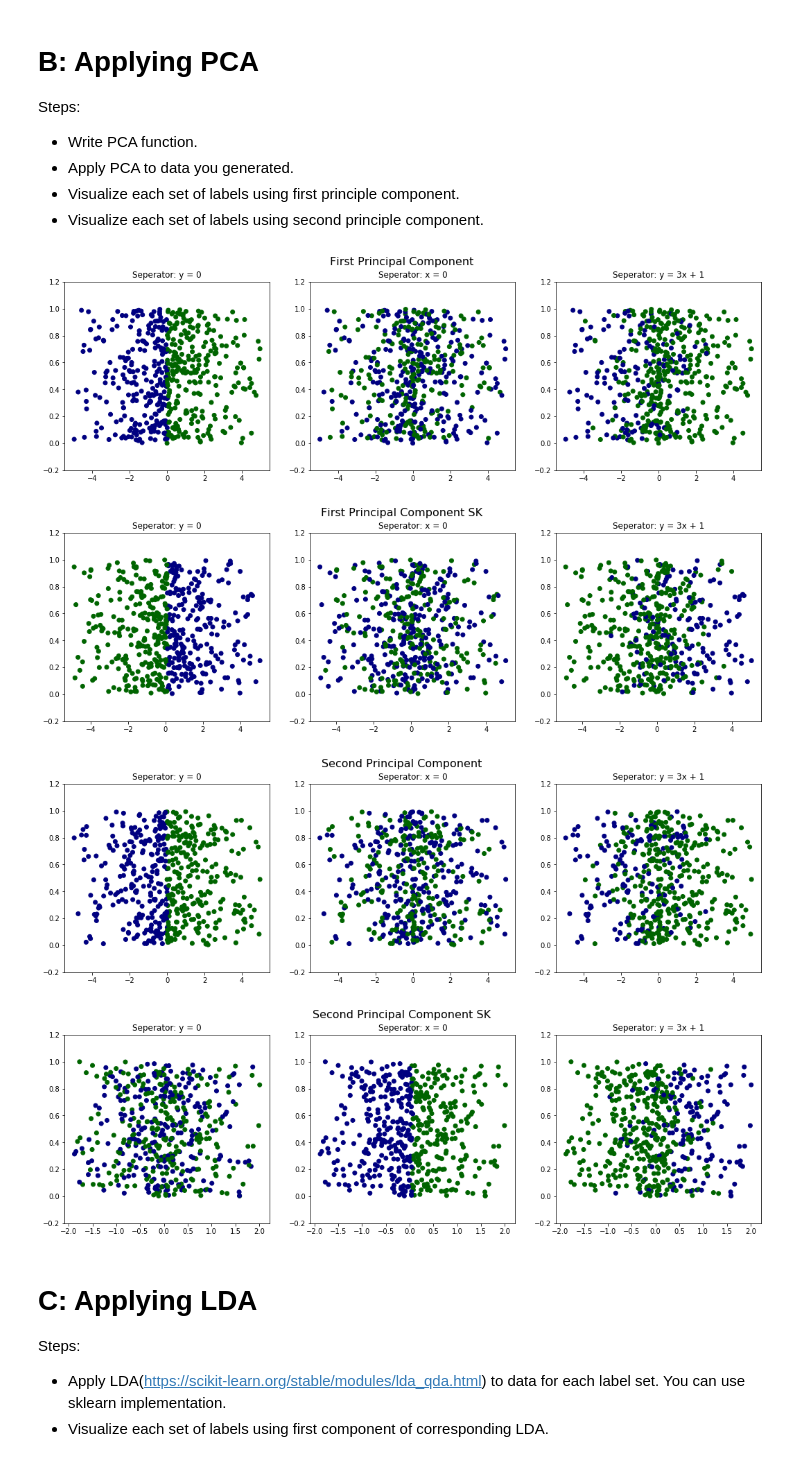
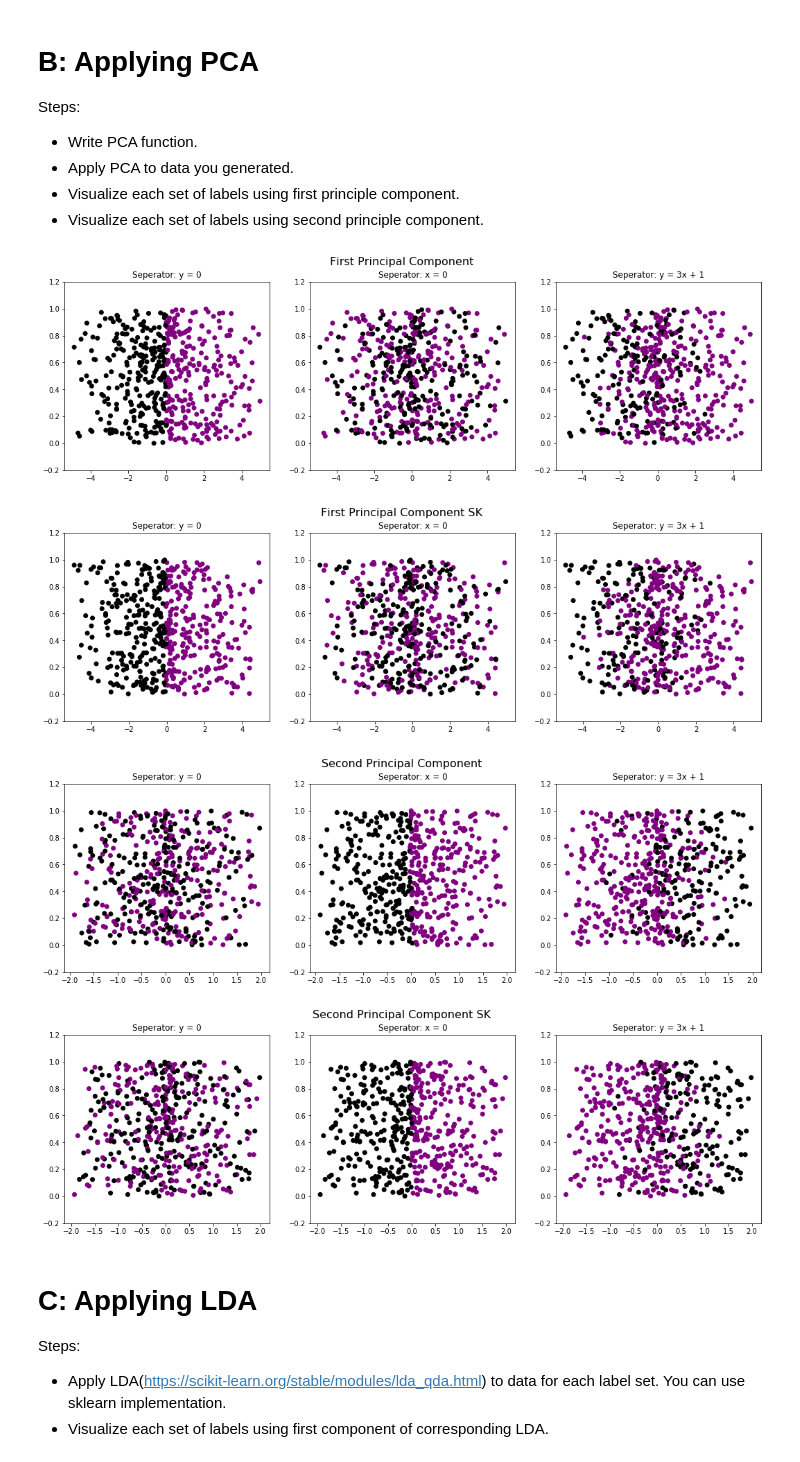
Before and after one commit to nazmicancalik/ml, a Jupyter notebook: 2/hw2.ipynb, the cells around one changed output. Cells and saved outputs as stored; diff of their text form; code cells hidden in the pictures.

```diff
--- a/2/hw2.ipynb
+++ b/2/hw2.ipynb
@@ -90,15 +90,17 @@ Steps:
 * Visualize each set of labels using second principle component.
 # %%
 from sklearn.decomposition import PCA
+COLORS = ['purple','black']
 def pca(data):
     covariance_matrix = np.cov(data.T)
 
     eigenvalues,eigenvectors = np.linalg.eig(covariance_matrix)
-    max_eigenvector_index = np.argmax(eigenvalues)
-    min_eigenvector_index = np.argmax(eigenvalues)
+    sorted_indexes = np.argsort(eigenvalues)
+    pc1_index = sorted_indexes[-1]
+    pc2_index = sorted_indexes[-2]
 
-    pc1_eigenvector = eigenvectors[max_eigenvector_index]
-    pc2_eigenvector = eigenvectors[min_eigenvector_index]
+    pc1_eigenvector = eigenvectors[pc1_index]
+    pc2_eigenvector = eigenvectors[pc2_index]
 
     pc1 = data.dot(pc1_eigenvector)
     pc2 = data.dot(pc2_eigenvector)
@@ -117,37 +119,37 @@ def visualize_pca(x,labels,title):
 
     axs[1].scatter(x, y, c=labels[:,1], cmap=matplotlib.colors.ListedColormap(COLORS))
     axs[1].set_ylim(lim)
     axs[1].set_title('Seperator: x = 0')
 
     axs[2].scatter(x, y, c=labels[:,2], cmap=matplotlib.colors.ListedColormap(COLORS))
     axs[2].set_ylim(lim)
     axs[2].set_title('Seperator: y = 3x + 1')
 
     plt.show()
 
 
 def sk_pca(data):
     pca = PCA()
     res = pca.fit_transform(data)
 
     pc1_true = res[:,0]
     pc2_true = res[:,1]
 
     return pc1_true,pc2_true
 
 pc1,pc2 = pca(data)
 pc1_true,pc2_true = sk_pca(data)
 
 visualize_pca(pc1,labels,"First Principal Component")
 visualize_pca(pc1_true,labels,"First Principal Component SK")
 
 visualize_pca(pc2,labels,"Second Principal Component")
 visualize_pca(pc2_true,labels,"Second Principal Component SK")
 # %% [output]
-[figure, old version]
+[figure, new version]
-[figure, old version]
+[figure, new version]
-[figure, old version]
+[figure, new version]
-[figure, old version]
+[figure, new version]
 # %% [markdown]
 # C: Applying LDA
 Steps:
```
Also changed, not shown: parts of 4 cells of this notebook, 1 other file.
